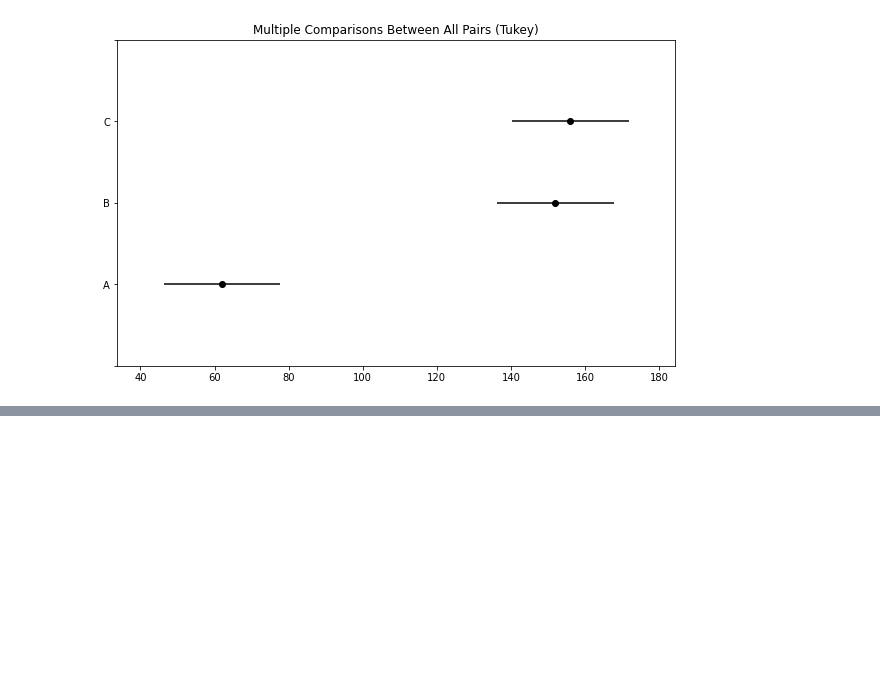
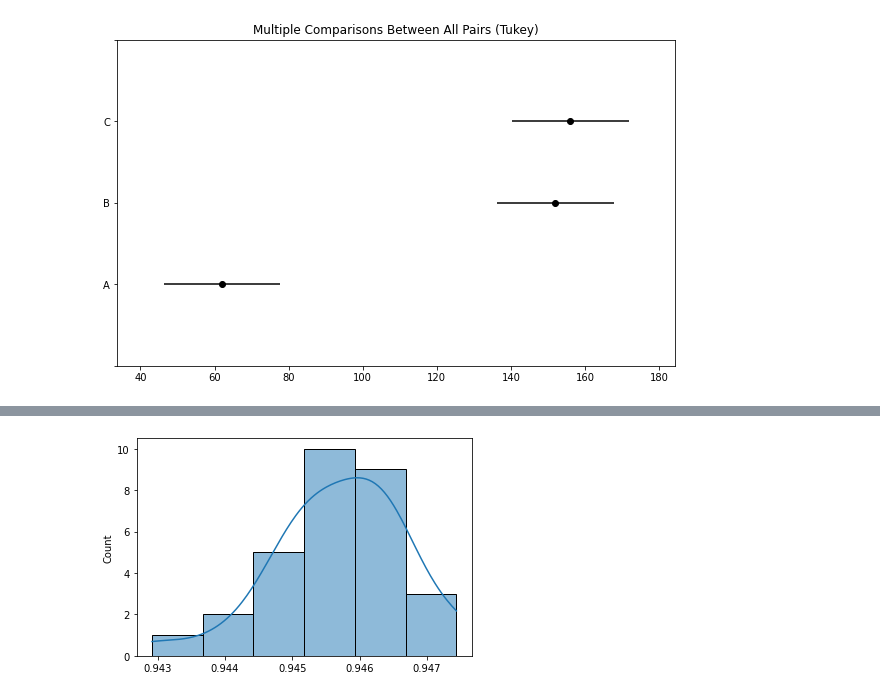
Before and after one commit to miller00315/estatistica_machine_learning, a Jupyter notebook: teste_hipotese.ipynb, the cells around one changed output, grey strips where cells are left out. Drawn from its saved outputs; the diff is of its cells as text; code cells hidden in the pictures; blank space fills up the shorter version.

```diff
--- a/teste_hipotese.ipynb
+++ b/teste_hipotese.ipynb
@@ -406,0 +510,4 @@ test.plot_simultaneous();
+# %%
+sns.histplot(resultados_logistica_cv, kde=True);
+# %% [output]
+[figure, added]
```
Also changed, not shown: parts of 26 cells of this notebook.
